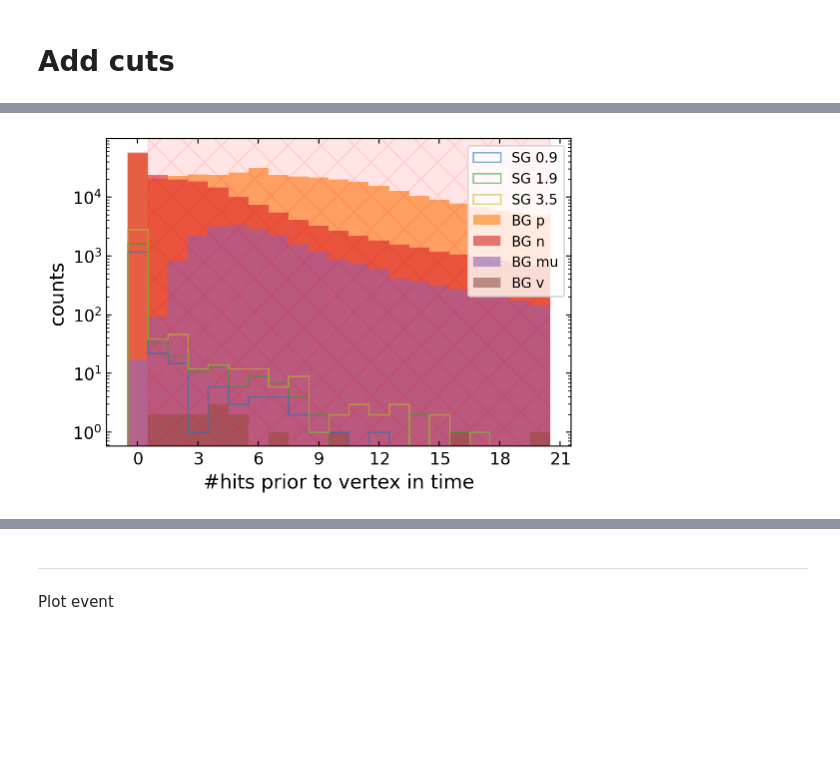
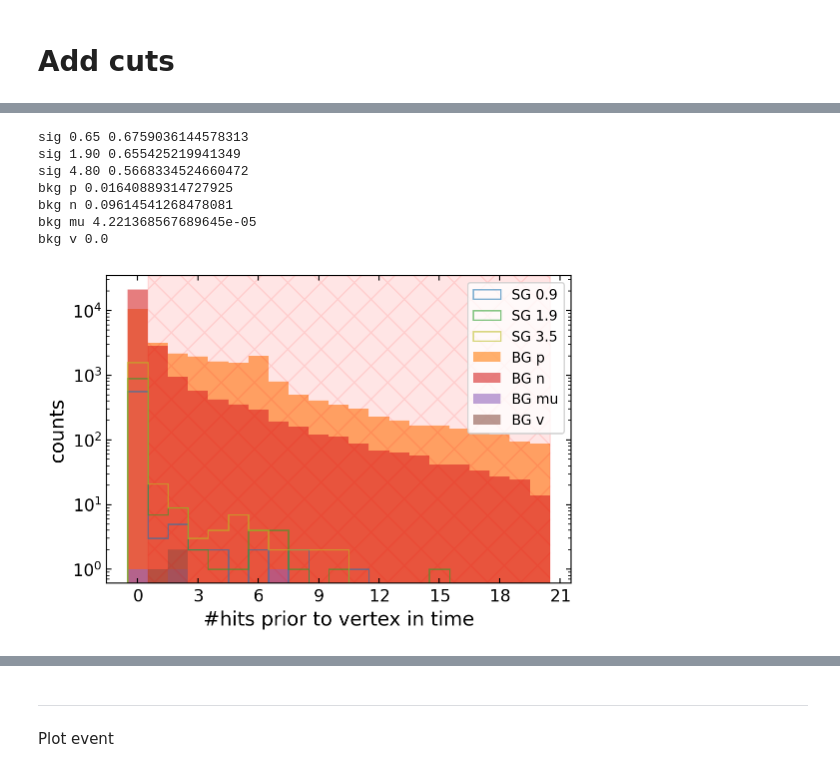
Before and after one commit to EdmondRen/mathusla-newsim, a Jupyter notebook: studies/mathusla40/llp_rhnmu_sms/10.cut_dev_rhn_mu.ipynb, the cells around one changed output, grey strips where cells are left out. Drawn from its saved outputs; the diff is of its cells as text; code cells hidden in the pictures; blank space fills up the shorter version.

```diff
--- a/studies/mathusla40/llp_rhnmu_sms/10.cut_dev_rhn_mu.ipynb
+++ b/studies/mathusla40/llp_rhnmu_sms/10.cut_dev_rhn_mu.ipynb
@@ -150,9 +270,9 @@ NTRACK = 1
 pltconfig = namedtuple("pltconfig", ["color","label","marker","markersize", "histtype", "alpha_marker"])
 
 plot_settings = {\
-    "sig 0.88": pltconfig("C0", "SG 0.9","s", 6, "step", 0.5),\
+    "sig 0.65": pltconfig("C0", "SG 0.9","s", 6, "step", 0.5),\
     "sig 1.90": pltconfig("C2", "SG 1.9","s", 6, "step", 0.5),\
-    "sig 3.48": pltconfig("C8", "SG 3.5","s", 6, "step", 0.5),\
+    "sig 4.80": pltconfig("C8", "SG 3.5","s", 6, "step", 0.5),\
     "bkg p":  pltconfig("C1", "BG p", "p", 4, "bar", 0.2),\
     "bkg n":  pltconfig("C3", "BG n", "p", 4, "bar", 0.2),\
     "bkg mu": pltconfig("C4", "BG mu","^", 4, "bar", 0.2),\
@@ -225,7 +347,7 @@ for name, cfg in plot_settings.items():
 
     x = (res["vertex_xyzt"][:,0])[mask]/1000
     y = (res["vertex_xyzt"][:,2])[mask]/1000
-    # ax2.hist2d(x, y, bins=(80,40), norm=mpl.colors.LogNorm())
+    ax2.hist2d(x, y, bins=(80,40), norm=mpl.colors.LogNorm())
     ax2.set_xlabel("x [m]")
     ax2.set_ylabel("z [m]")
 
@@ -254,0 +414,21 @@ for name, cfg in plot_settings.items():
+# %%
+for name, cfg in plot_settings.items():
+    res = data[name]
+    mask_accu = res.get_cut("Fiducial volume")  & res.get_cut("Track-vertex distance")
+    mask_this = res.get_cut("Track-veto distance")
+    x = res["vertex_track_to_veto_dist"]/1e3
+    plt.hist(x[mask_accu], bins=41,range=(0,120), alpha=0.5,
+             color=cfg.color, label=cfg.label, histtype=cfg.histtype)
+
+    mask  = mask_accu&mask_this
+    print(name, sum(mask)/len(mask))
+
+
+plt.axvspan(0, lim_track_veto_dist, color="r", alpha=0.1, hatch="X")
+
+plt.gca().xaxis.set_major_locator(mpl.ticker.MaxNLocator(nbins=11, integer=True))
+plt.yscale("log")
+plt.xlabel("Track to veto hit distance")
+plt.ylabel("Counts")
+plt.legend(loc=(1.01,0))
+plt.show()
@@ -256,11 +445,12 @@ for name, cfg in plot_settings.items():
 for name, cfg in plot_settings.items():
     res = data[name]
 
-    mask = res.get_cut("Fiducial volume")#& res.get_cut("N track downward")
-    # mask = res.get_cut(f"More than {NTRACK} tracks") & res.get_cut("Fiducial volume")
+    mask_accu = res.get_cut("Fiducial volume")  & res.get_cut("Track-vertex distance") & res.get_cut("Track-veto distance")
+    mask_this = res.get_cut("Track velocity")
+    plt.hist(res["vertex_slowest_track"][mask_accu], bins=70,range=(0,500),alpha=0.5, color=cfg.color, label=cfg.label, histtype=cfg.histtype)
 
-    plt.hist(res["vertex_slowest_track"][mask], bins=70,range=(0,500),alpha=0.5, color=cfg.color, label=cfg.label, histtype=cfg.histtype)
-
+    mask  = mask_accu&mask_this
+    print(name, sum(mask)/len(mask))
 
 plt.xlabel("Track speed [mm/ns]")
 # plt.ylim(1,2e3)
@@ -277,19 +474,31 @@ plt.show()
 # %%
 for name, cfg in plot_settings.items():
     res = data[name]
-    mask =  res.get_cut("Fiducial volume") # res.get_cut("N_hits vs N_veto") &res.get_cut("N_hits vs N_veto 2") #| res.get_cut("True") res.get_cut("N track downward") & res.get_cut("Track velocity") &
-    plt.hist(res["vertex_ndigi_before_limited"][mask], range=(-0.5,20.5), bins=21, alpha=0.6,\
+
+    mask_accu = res.get_cut("Fiducial volume")  & res.get_cut("Track-vertex distance") & res.get_cut("Track-veto distance") &  res.get_cut("Track velocity")
+    mask_this = res.get_cut("N digi before")
+    plt.hist(res["vertex_ndigi_before_limited"][mask_accu], range=(-0.5,20.5), bins=21, alpha=0.6,\
              color=cfg.color, label=cfg.label, histtype=cfg.histtype)
+
+    mask  = mask_accu&mask_this
+    print(name, sum(mask)/len(mask))
 
 plt.gca().xaxis.set_major_locator(mpl.ticker.MaxNLocator(nbins=11, integer=True))
 
 plt.xlabel("#hits prior to vertex in time")
 plt.ylabel("counts")
 plt.yscale("log")
 plt.legend()
 plt.axvspan(0.5,20.5,color="r", alpha=0.1, hatch="X")
 
 lh = plt.legend(fontsize=10)
 save_fig("comb_nhits_prior")
 # %% [output]
+sig 0.65 0.6759036144578313
+sig 1.90 0.655425219941349
+sig 4.80 0.5668334524660472
+bkg p 0.01640889314727925
+bkg n 0.09614541268478081
+bkg mu 4.221368567689645e-05
+bkg v 0.0
-[figure, old version]
+[figure, new version]
```
Also changed, not shown: parts of 36 cells of this notebook, 26 other files.
